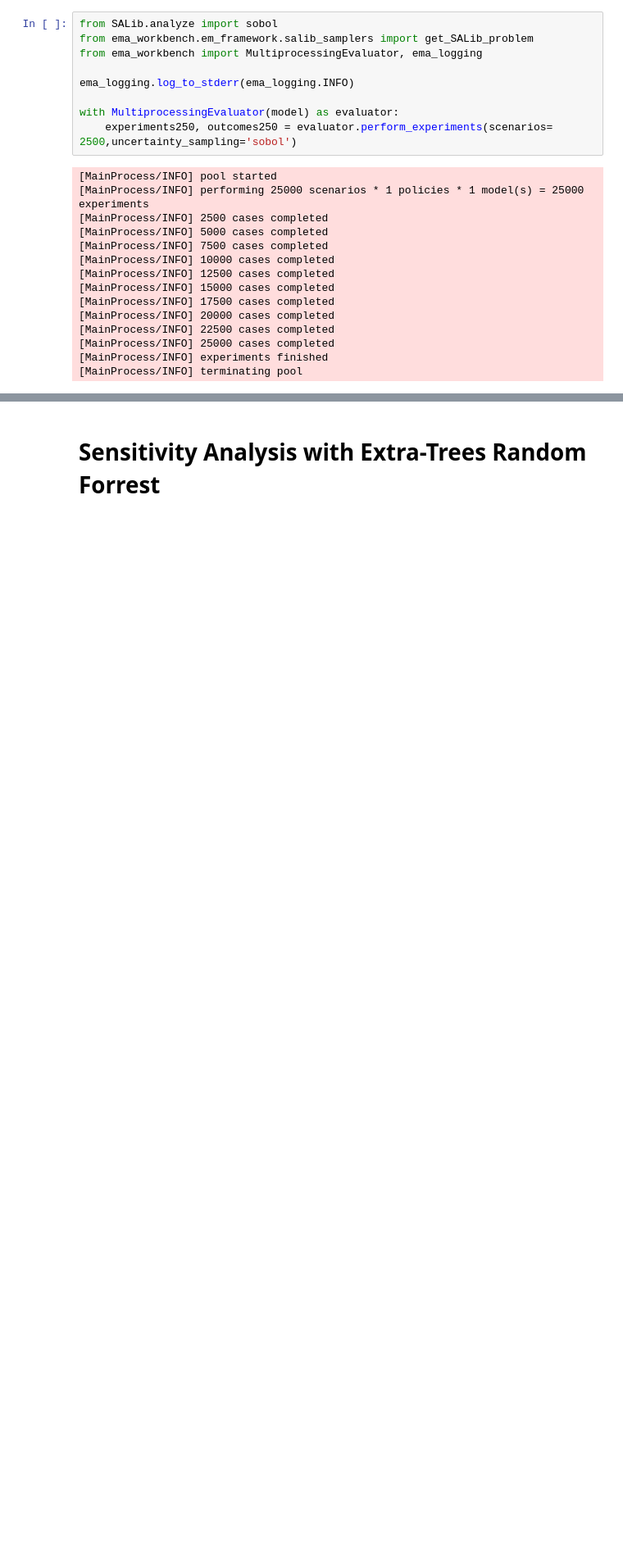
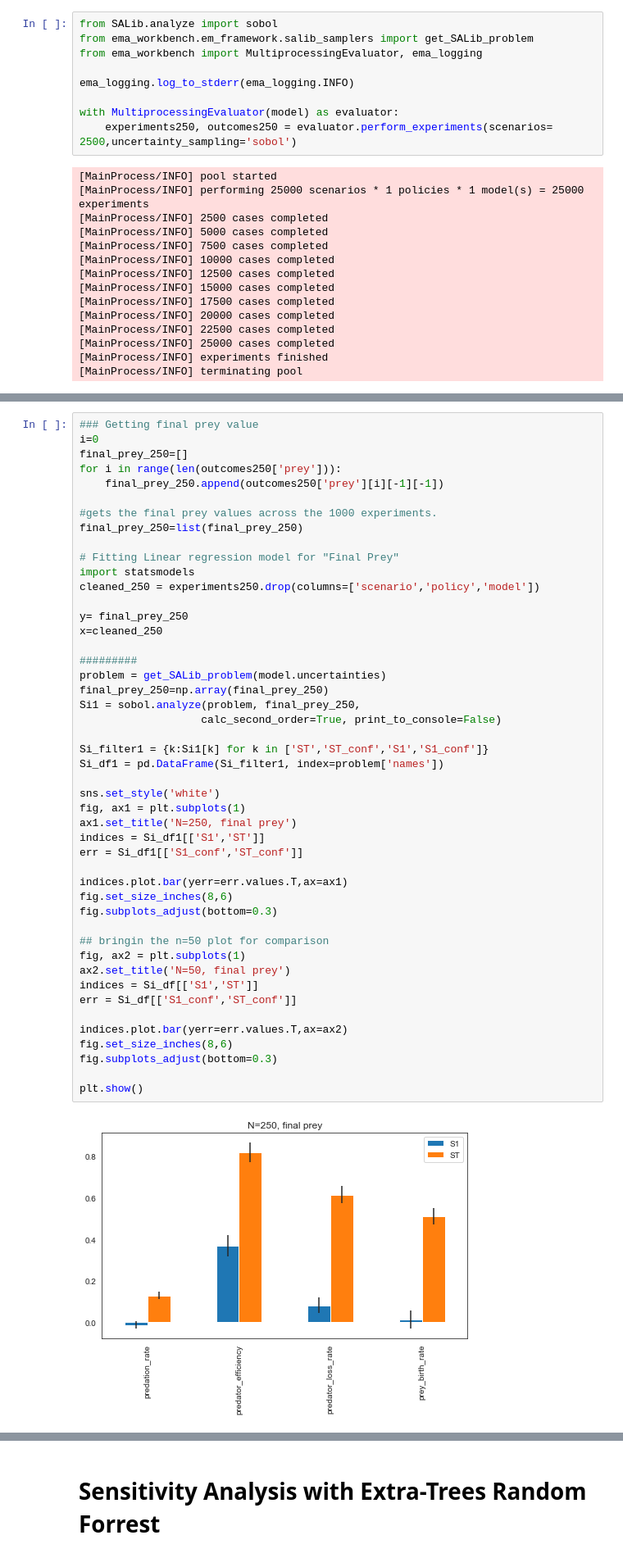
Before and after one commit to aarsundaram/ModelBasedDecisionMaking_Group12, a Jupyter notebook: Group12_assignment 6 - sensitivity analysis.ipynb, the cells around one changed output, grey strips where cells are left out. Shown at 82% size. Saved outputs shown, nothing was run; the diff lists cells and outputs as text; blank space fills up the shorter version.

```diff
--- a/Group12_assignment 6 - sensitivity analysis.ipynb
+++ b/Group12_assignment 6 - sensitivity analysis.ipynb
@@ -374,0 +371,49 @@ with MultiprocessingEvaluator(model) as evaluator:
+# %%
+### Getting final prey value
+i=0
+final_prey_250=[]
+for i in range(len(outcomes250['prey'])):
+    final_prey_250.append(outcomes250['prey'][i][-1][-1])
+
+#gets the final prey values across the 1000 experiments.
+final_prey_250=list(final_prey_250)
+
+# Fitting Linear regression model for "Final Prey"
+import statsmodels
+cleaned_250 = experiments250.drop(columns=['scenario','policy','model'])
+
+y= final_prey_250
+x=cleaned_250
+
+#########
+problem = get_SALib_problem(model.uncertainties)
+final_prey_250=np.array(final_prey_250)
+Si1 = sobol.analyze(problem, final_prey_250,
+                   calc_second_order=True, print_to_console=False)
+
+Si_filter1 = {k:Si1[k] for k in ['ST','ST_conf','S1','S1_conf']}
+Si_df1 = pd.DataFrame(Si_filter1, index=problem['names'])
+
+sns.set_style('white')
+fig, ax1 = plt.subplots(1)
+ax1.set_title('N=250, final prey')
+indices = Si_df1[['S1','ST']]
+err = Si_df1[['S1_conf','ST_conf']]
+
+indices.plot.bar(yerr=err.values.T,ax=ax1)
+fig.set_size_inches(8,6)
+fig.subplots_adjust(bottom=0.3)
+
+## bringin the n=50 plot for comparison
+fig, ax2 = plt.subplots(1)
+ax2.set_title('N=50, final prey')
+indices = Si_df[['S1','ST']]
+err = Si_df[['S1_conf','ST_conf']]
+
+indices.plot.bar(yerr=err.values.T,ax=ax2)
+fig.set_size_inches(8,6)
+fig.subplots_adjust(bottom=0.3)
+
+plt.show()
+# %% [output]
+[figure, added]
```
Also changed, not shown: parts of 7 cells of this notebook.
